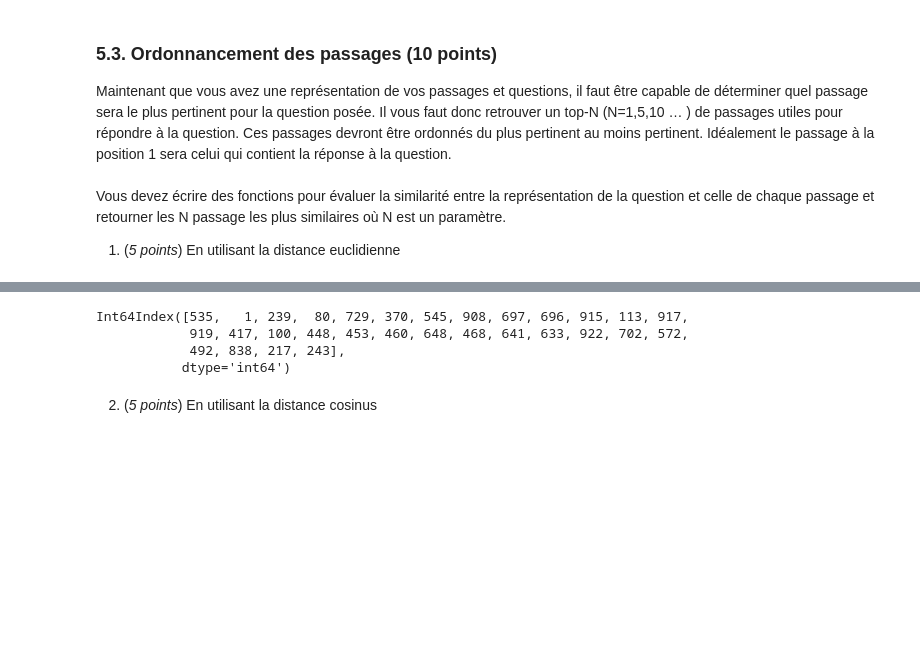
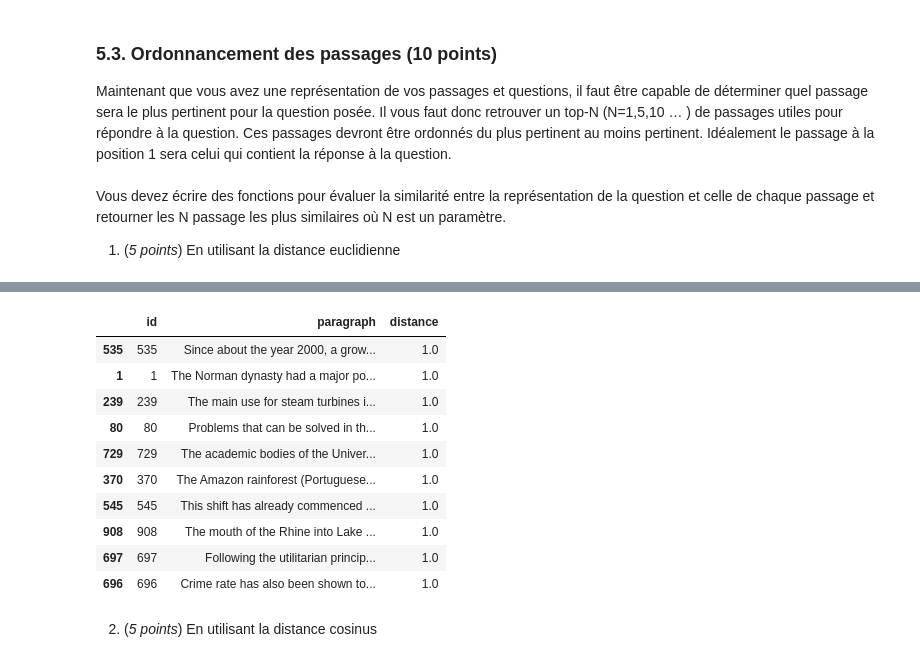
Before and after one commit to nabil-dbz/INF8460, a Jupyter notebook: TP1/inf8460_A21_TP1.ipynb, the cells around one changed output, grey strips where cells are left out. Saved outputs shown, nothing was run; the diff lists cells and outputs as text; code cells hidden in the pictures; blank space fills up the shorter version.

```diff
--- a/TP1/inf8460_A21_TP1.ipynb
+++ b/TP1/inf8460_A21_TP1.ipynb
@@ -242,5 +220,6 @@ def tf_idf_M2(processed_questions, processed_corpus, N) :
 # %%
-tfidf_M2, vectorizer_M2 = tf_idf_M2(processed_questions, processed_corpus, N)
+#For the second model
+tfidf_M2, vectorizer_M2 = tf_idf(processed_questions, processed_corpus, N, (1,2))
 # %% [output]
 Vocabulary :
 
@@ -281,11 +273,18 @@ Int64Index([535,   1, 604, 891, 417, 756, 239, 659, 633, 295, 338, 594, 696,
 # %%
 #Answers returned by the second model with euclidean distance
-question_answer(tfidf_question_M1, tfidf_M2, data_corpus[0:index_to_cut], euclidean_distances, top_N).index
+question_answer(tfidf_question_M2, tfidf_M2, data_corpus[0:index_to_cut], euclidean_distances, top_N)
 # %% [output]
-Int64Index([535,   1, 239,  80, 729, 370, 545, 908, 697, 696, 915, 113, 917,
-            919, 417, 100, 448, 453, 460, 648, 468, 641, 633, 922, 702, 572,
-            492, 838, 217, 243],
-           dtype='int64')
+|  | id | paragraph | distance |
+| 535 | 535 | Since about the year 2000, a grow... | 1.0 |
+| 1 | 1 | The Norman dynasty had a major po... | 1.0 |
+| 239 | 239 | The main use for steam turbines i... | 1.0 |
+| 80 | 80 | Problems that can be solved in th... | 1.0 |
+| 729 | 729 | The academic bodies of the Univer... | 1.0 |
+| 370 | 370 | The Amazon rainforest (Portuguese... | 1.0 |
+| 545 | 545 | This shift has already commenced ... | 1.0 |
+| 908 | 908 | The mouth of the Rhine into Lake ... | 1.0 |
+| 697 | 697 | Following the utilitarian princip... | 1.0 |
+| 696 | 696 | Crime rate has also been shown to... | 1.0 |
 # %% [markdown]
 2. (_5 points_) En utilisant la distance cosinus
 # %%
```
Also changed, not shown: parts of 30 cells of this notebook.
